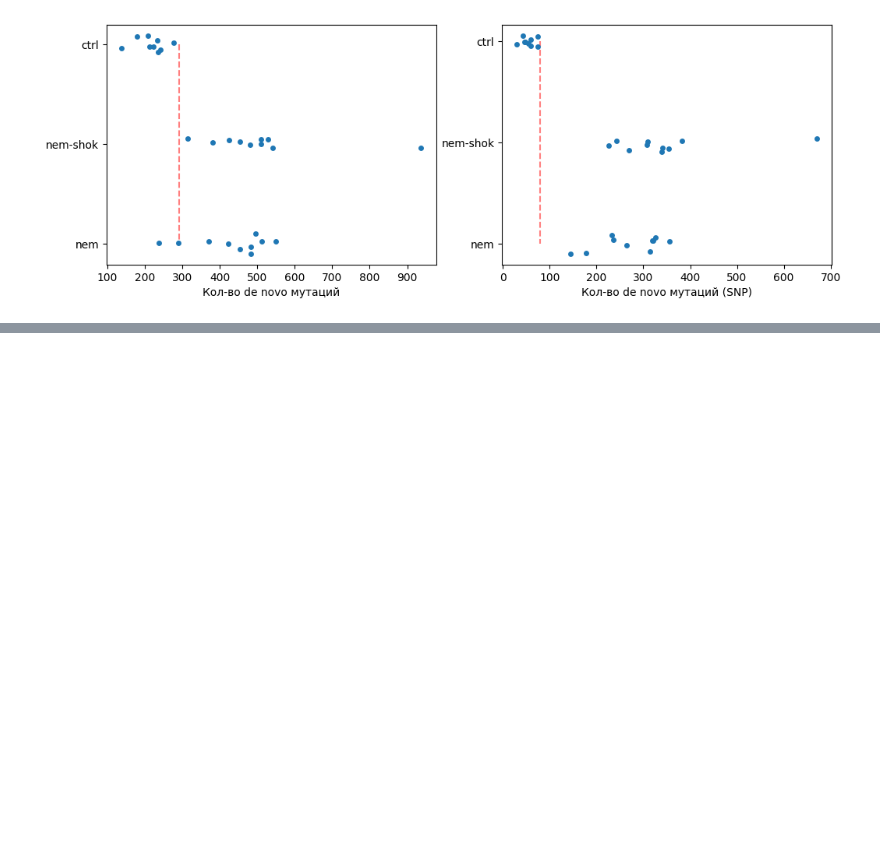
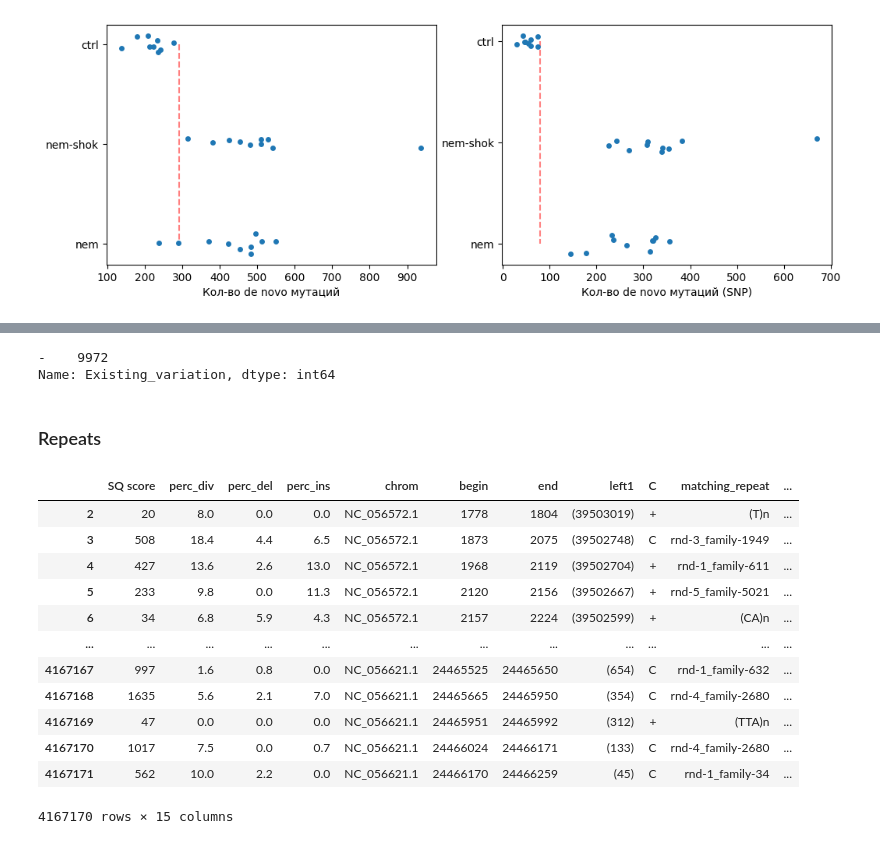
Before and after one commit to mitoclub/AquaSelection, a Jupyter notebook: intersect.ipynb, the cells around one changed output, grey strips where cells are left out. Cells and saved outputs as stored; diff of their text form; code cells hidden in the pictures; blank space fills up the shorter version.

```diff
--- a/intersect.ipynb
+++ b/intersect.ipynb
@@ -429,0 +517,58 @@ plt.show()
+# %%
+ann.Existing_variation.value_counts()
+# %% [output]
+-    9972
+Name: Existing_variation, dtype: int64
+# %% [markdown]
+### Repeats
+# %%
+# https://www.animalgenome.org/bioinfo/resources/manuals/RepeatMasker.html
+#    SW  perc perc perc  query      position in query           matching       repeat              position in  repeat
+# score  div. del. ins.  sequence    begin     end    (left)    repeat         class/family         begin  end (left)   ID
+#  1320 15.6  6.2  0.0  HSU08988  6563 6781 (22462) C  MER7A   DNA/MER2_type    (0)  337  104  20
+
+#   1320     = Smith-Waterman score of the match, usually complexity adjusted
+#         The SW scores are not always directly comparable. Sometimes
+#         the complexity adjustment has been turned off, and a variety of
+#         scoring-matrices are used dependent on repeat age and GC level.
+
+#   15.6     = % divergence = mismatches/(matches+mismatches) **
+#   6.2      = % of bases opposite a gap in the query sequence (deleted bp)
+#   0.0      = % of bases opposite a gap in the repeat consensus (inserted bp)
+#   HSU08988 = name of query sequence
+#   6563     = starting position of match in query sequence
+#   6781     = ending position of match in query sequence
+#   (22462)  = no. of bases in query sequence past the ending position of match
+#   C        = match is with the Complement of the repeat consensus sequence
+#   MER7A    = name of the matching interspersed repeat
+#   DNA/MER2_type = the class of the repeat, in this case a DNA transposon
+#             fossil of the MER2 group (see below for list and references)
+#   (0)      = no. of bases in (complement of) the repeat consensus sequence
+#              prior to beginning of the match (0 means that the match extended
+#              all the way to the end of the repeat consensus sequence)
+#   337      = starting position of match in repeat consensus sequence
+#   104      = ending position of match in repeat consensus sequence
+#   20       = unique identifier for individual insertions
+
+_cols = [
+    'SQ score', 'perc_div', 'perc_del', 'perc_ins', 'chrom', 'begin', 'end', 'left1',
+    'C', 'matching_repeat', 'repeat_class', 'rep_begin', 'rep_end', 'left2', 'ID',
+]
+repeats = pd.read_csv('data/ref/GCF_018340385.1.repeatModeler.out',
+                      sep='\s+', comment='#', header=None, names=_cols)
+repeats = repeats[repeats['chrom'].str.startswith('NC_056')]
+repeats
+# %% [output]
+|  | SQ score | perc_div | perc_del | perc_ins | chrom | begin | end | left1 | C | matching_repeat | ... |
+| 2 | 20 | 8.0 | 0.0 | 0.0 | NC_056572.1 | 1778 | 1804 | (39503019) | + | (T)n | ... |
+| 3 | 508 | 18.4 | 4.4 | 6.5 | NC_056572.1 | 1873 | 2075 | (39502748) | C | rnd-3_family-1949 | ... |
+| 4 | 427 | 13.6 | 2.6 | 13.0 | NC_056572.1 | 1968 | 2119 | (39502704) | + | rnd-1_family-611 | ... |
+| 5 | 233 | 9.8 | 0.0 | 11.3 | NC_056572.1 | 2120 | 2156 | (39502667) | + | rnd-5_family-5021 | ... |
+| 6 | 34 | 6.8 | 5.9 | 4.3 | NC_056572.1 | 2157 | 2224 | (39502599) | + | (CA)n | ... |
+| ... | ... | ... | ... | ... | ... | ... | ... | ... | ... | ... | ... |
+| 4167167 | 997 | 1.6 | 0.8 | 0.0 | NC_056621.1 | 24465525 | 24465650 | (654) | C | rnd-1_family-632 | ... |
+| 4167168 | 1635 | 5.6 | 2.1 | 7.0 | NC_056621.1 | 24465665 | 24465950 | (354) | C | rnd-4_family-2680 | ... |
+| 4167169 | 47 | 0.0 | 0.0 | 0.0 | NC_056621.1 | 24465951 | 24465992 | (312) | + | (TTA)n | ... |
+| 4167170 | 1017 | 7.5 | 0.0 | 0.7 | NC_056621.1 | 24466024 | 24466171 | (133) | C | rnd-4_family-2680 | ... |
+| 4167171 | 562 | 10.0 | 2.2 | 0.0 | NC_056621.1 | 24466170 | 24466259 | (45) | C | rnd-1_family-34 | ... |
+4167170 rows × 15 columns
```
Also changed, not shown: parts of 12 cells of this notebook, 3 other files.
